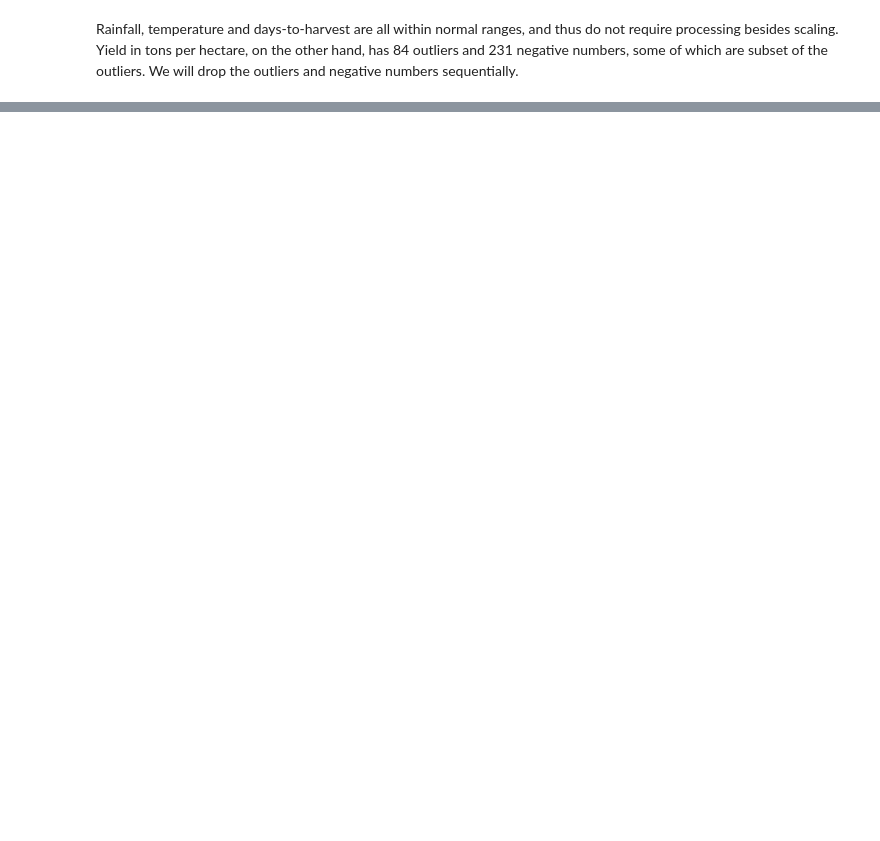
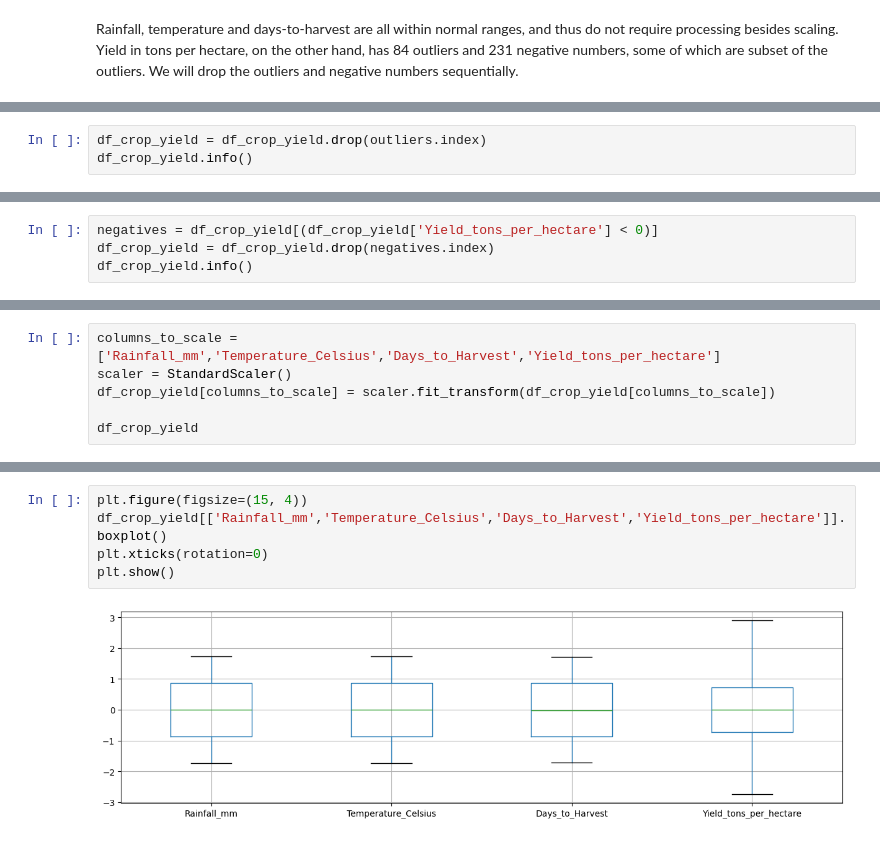
Before and after one commit to BlueJayVRStudio/CSCA5632_final, a Jupyter notebook: UnsupervisedLearningProject.ipynb, the cells around one changed output, grey strips where cells are left out. Saved outputs shown, nothing was run; the diff lists cells and outputs as text; blank space fills up the shorter version.

```diff
--- a/UnsupervisedLearningProject.ipynb
+++ b/UnsupervisedLearningProject.ipynb
@@ -268,0 +214,3 @@ All Tests Passed
+# %%
+df_crop_yield = df_crop_yield.drop(outliers.index)
+df_crop_yield.info()
@@ -268,0 +235,4 @@ All Tests Passed
+# %%
+negatives = df_crop_yield[(df_crop_yield['Yield_tons_per_hectare'] < 0)]
+df_crop_yield = df_crop_yield.drop(negatives.index)
+df_crop_yield.info()
@@ -268,0 +266,6 @@ All Tests Passed
+# %%
+columns_to_scale = ['Rainfall_mm','Temperature_Celsius','Days_to_Harvest','Yield_tons_per_hectare']
+scaler = StandardScaler()
+df_crop_yield[columns_to_scale] = scaler.fit_transform(df_crop_yield[columns_to_scale])
+
+df_crop_yield
@@ -268,0 +286,7 @@ All Tests Passed
+# %%
+plt.figure(figsize=(15, 4))
+df_crop_yield[['Rainfall_mm','Temperature_Celsius','Days_to_Harvest','Yield_tons_per_hectare']].boxplot()
+plt.xticks(rotation=0)
+plt.show()
+# %% [output]
+[figure, added]
```
Also changed, not shown: parts of 44 cells of this notebook.
